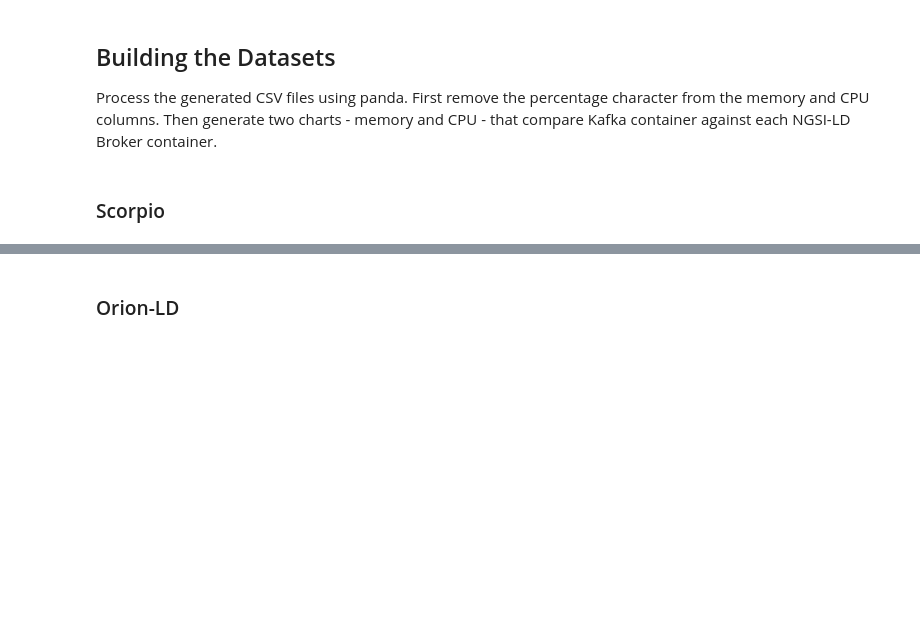
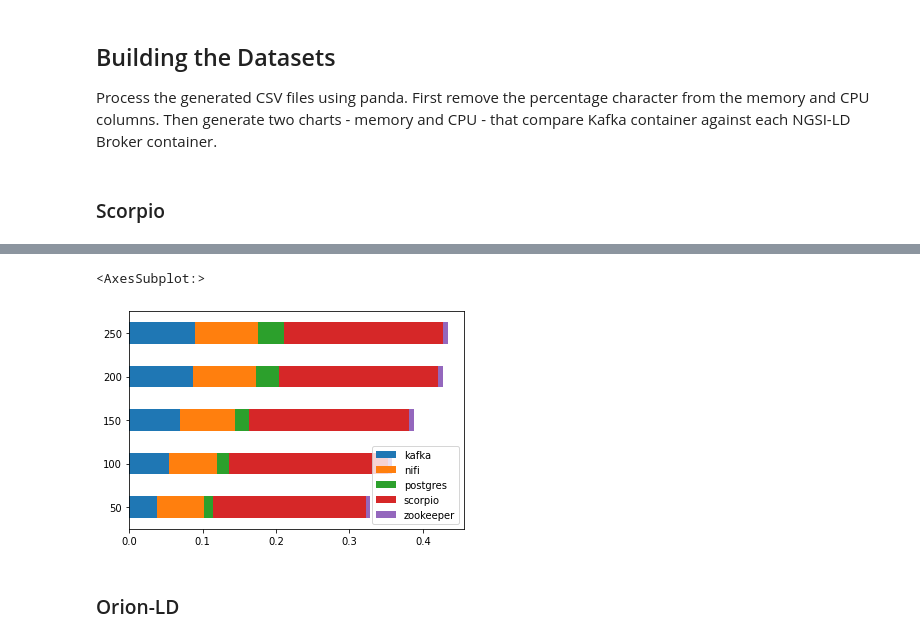
Before and after one commit to giros-dit/cim-prometheus-pipelines, a Jupyter notebook: Experiments.ipynb, the cells around one changed output, grey strips where cells are left out. Saved outputs shown, nothing was run; the diff lists cells and outputs as text; code cells hidden in the pictures; blank space fills up the shorter version.

```diff
--- a/Experiments.ipynb
+++ b/Experiments.ipynb
@@ -180,3 +189,9 @@ for event in events:
+# %%
+mem = pd.DataFrame(scorpio_mem, index=events)
+mem.plot.barh(stacked=True)
+# %% [output]
+<AxesSubplot:>
+[figure, added]
 # %% [markdown]
 ### Orion-LD
 # %%
```
Also changed, not shown: parts of 17 cells of this notebook.
